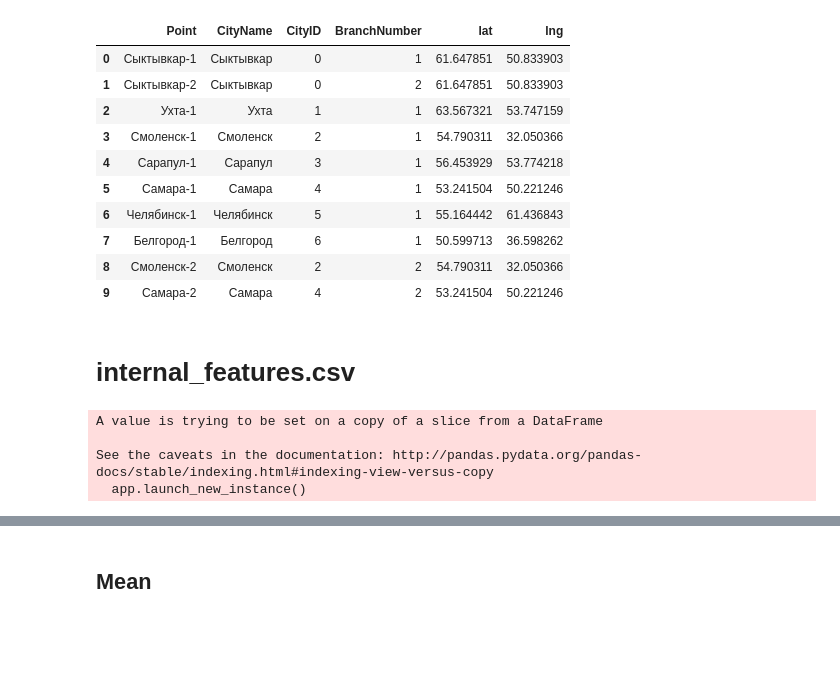
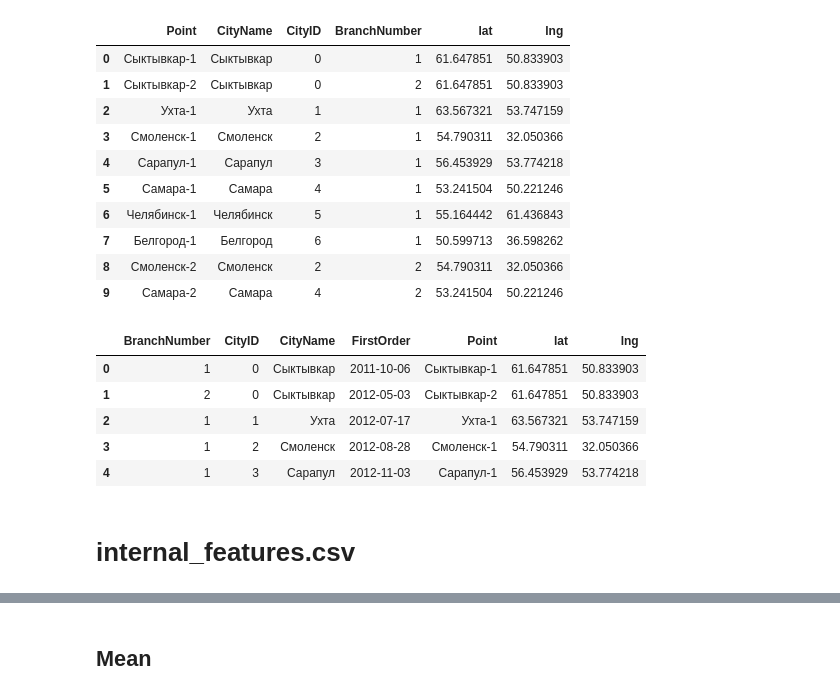
Before and after one commit to laol777/dodo, a Jupyter notebook: tranform_data.ipynb, the cells around one changed output, grey strips where cells are left out. Drawn from its saved outputs; the diff is of its cells as text; code cells hidden in the pictures; blank space fills up the shorter version.

```diff
--- a/tranform_data.ipynb
+++ b/tranform_data.ipynb
@@ -126,6 +127,26 @@ city.head(10)
 | 7 | Белгород-1 | Белгород | 6 | 1 | 50.599713 | 36.598262 |
 | 8 | Смоленск-2 | Смоленск | 2 | 2 | 54.790311 | 32.050366 |
 | 9 | Самара-2 | Самара | 4 | 2 | 53.241504 | 50.221246 |
+# %%
+# get date of first order for every branch
+city = pd.read_csv('data_transform/city.csv')
+common = pd.read_csv('data_original/common.csv')
+common.Date = common.Date.apply(lambda x: pd.to_datetime(x))
+groupped = common.groupby(['Point'])['Date'].min()
+start_date = pd.DataFrame()
+start_date['Point'] = groupped.index
+start_date['FirstOrder'] = groupped.as_matrix()
+city = pd.merge(city, start_date[['Point', 'FirstOrder']], how='left', on='Point')
+city = city[city.columns.difference(['Unnamed: 0'])]
+city.to_csv('data_transform/city.csv', index=None)
+city.head()
+# %% [output]
+|  | BranchNumber | CityID | CityName | FirstOrder | Point | lat | lng |
+| 0 | 1 | 0 | Сыктывкар | 2011-10-06 | Сыктывкар-1 | 61.647851 | 50.833903 |
+| 1 | 2 | 0 | Сыктывкар | 2012-05-03 | Сыктывкар-2 | 61.647851 | 50.833903 |
+| 2 | 1 | 1 | Ухта | 2012-07-17 | Ухта-1 | 63.567321 | 53.747159 |
+| 3 | 1 | 2 | Смоленск | 2012-08-28 | Смоленск-1 | 54.790311 | 32.050366 |
+| 4 | 1 | 3 | Сарапул | 2012-11-03 | Сарапул-1 | 56.453929 | 53.774218 |
 # %% [markdown]
 # internal_features.csv
 # %%
@@ -144,12 +165,7 @@ dst = pd.DataFrame()
 # %%
 tmp = pd.read_csv('data_transform/target.csv')
 validationIndex = tmp[tmp.IsValidation == True].index
-src.Count[validationIndex] = None
+src.loc[validationIndex, 'Count'] = None
-# %% [output]
-A value is trying to be set on a copy of a slice from a DataFrame
-
-See the caveats in the documentation: http://pandas.pydata.org/pandas-docs/stable/indexing.html#indexing-view-versus-copy
-  app.launch_new_instance()
 # %%
 src.head(10)
 # %% [output]
```
Also changed, not shown: parts of 5 cells of this notebook, 5 other files.
